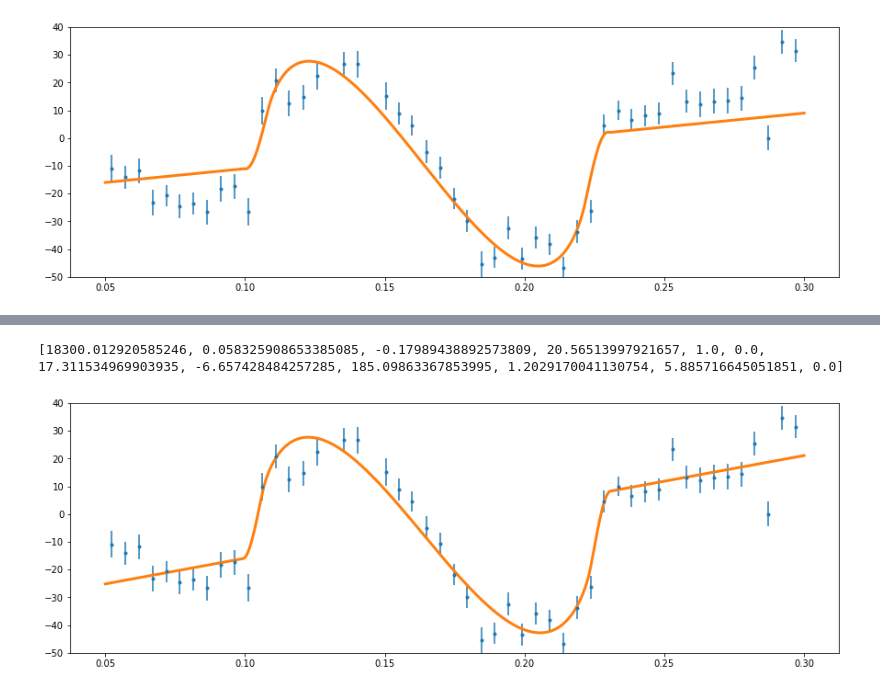
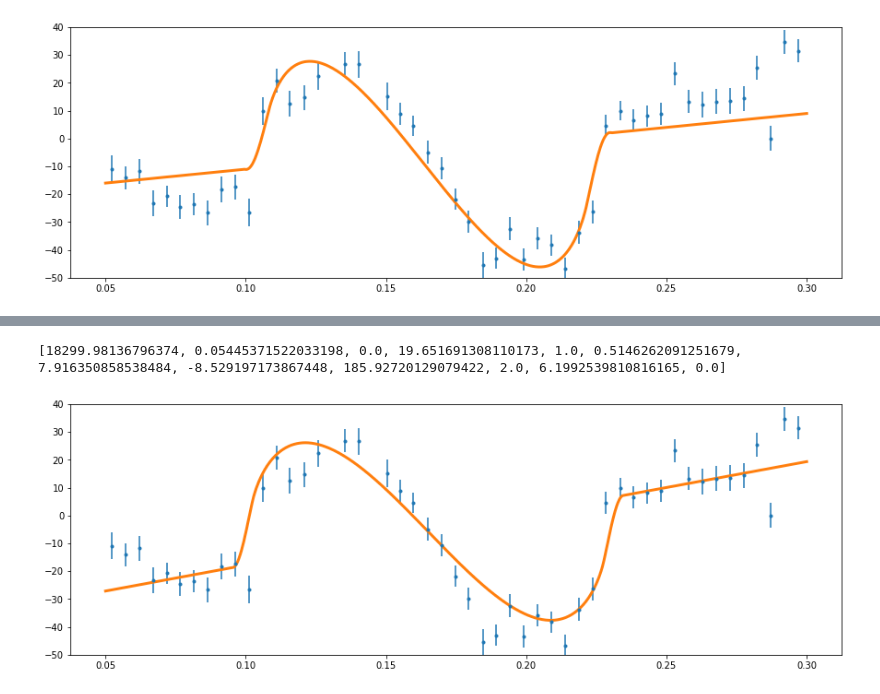
Before and after one commit to benmontet/rm_fits, a Jupyter notebook: notebooks/optimize.ipynb, the cells around one changed output, grey strips where cells are left out. Saved outputs shown, nothing was run; the diff lists cells and outputs as text; code cells hidden in the pictures.

```diff
--- a/notebooks/optimize.ipynb
+++ b/notebooks/optimize.ipynb
@@ -9,4 +9,4 @@ starry.__version__
 # %% [output]
 '1.0.0.dev3'
 # %%
-map = starry.Map(ydeg=4, udeg=2, rv=True, lazy=False)
+map = starry.Map(ydeg=20, udeg=2, rv=True, lazy=False)
@@ -91,14 +89,14 @@ def rmcurve(params):
     vsini, r, b, a, u1, u2, obl, gamma, gammadot, jitter_good, jitter_bad, q = params
     veq = vsini / np.sin(inc * np.pi / 180.0)
 
+    f = (tuse - t0)/P*2*np.pi
+    I = np.arccos(b/a)
 
-    orbit = exo.orbits.KeplerianOrbit(period=P, a=a, t0=t0, b=b, ecc=e, omega=w, r_star=1.0)
+    zo = a*np.cos(f)
+    yo = -a*np.sin(np.pi/2+f)*np.cos(I)
+    xo = a*np.sin(f)*np.sin(I)
 
-    x, y, z = orbit.get_relative_position(tuse)
 
-    xo = x.eval()
-    yo = y.eval()
-    zo = z.eval()
     theta = 360.0 / Prot * tuse
 
     rv = map.rv(xo=xo, yo=yo, zo=zo, ro=r, theta=theta)
@@ -120,20 +118,23 @@ def plot_rmcurve(params):
     veq = vsini / np.sin(inc * np.pi / 180.0)
 
     map.reset()
+
     map.inc = inc
     map.obl = obl
     #map.add_spot(spot_amp, sigma=spot_sig, lon=spot_lon, lat=-spot_lat)
     map[1:] = [u1, u2]
     map.veq = veq
 
-    orbit = exo.orbits.KeplerianOrbit(period=P, a=a, t0=t0, b=b, ecc=e, omega=w, r_star=1.0)
+    vsini, r, b, a, u1, u2, obl, gamma, gammadot, jitter_good, jitter_bad, q = params
+    veq = vsini / np.sin(inc * np.pi / 180.0)
 
+    f = (t - t0)/P*2*np.pi
+    I = np.arccos(b/a)
 
-    t = np.linspace(0.05, 0.30, 1000)
-    x, y, z = orbit.get_relative_position(t)
-    xo = x.eval()
-    yo = y.eval()
-    zo = z.eval()
+    zo = a*np.cos(f)
+    yo = -a*np.sin(np.pi/2+f)*np.cos(I)
+    xo = a*np.sin(f)*np.sin(I)
+
     theta = 360.0 / Prot * t
 
     rv = map.rv(xo=xo, yo=yo, zo=zo, ro=r, theta=theta)
@@ -186,12 +177,12 @@ KeyboardInterrupt:
 # vsini, r, b, a, u1, u2, obl, gamma, gammadot = params
 print(res.x.tolist())
 # %% [output]
-[18300.012920585246, 0.058325908653385085, -0.17989438892573809, 20.56513997921657, 1.0, 0.0, 17.311534969903935, -6.657428484257285, 185.09863367853995, 1.2029170041130754, 5.885716645051851, 0.0]
+[18299.98136796374, 0.05445371522033198, 0.0, 19.651691308110173, 1.0, 0.5146262091251679, 7.916350858538484, -8.529197173867448, 185.92720129079422, 2.0, 6.1992539810816165, 0.0]
 # %%
 test = res.x + 0.0
 #test[0] = 20000
-#test[6] = 0.0
-#test[7] = -10
+test[4] = 1.0
+test[5] = 0.0
 plot_rmcurve(test)
 # %% [output]
-[figure, old version]
+[figure, new version]
```
Also changed, not shown: parts of 15 cells of this notebook.
